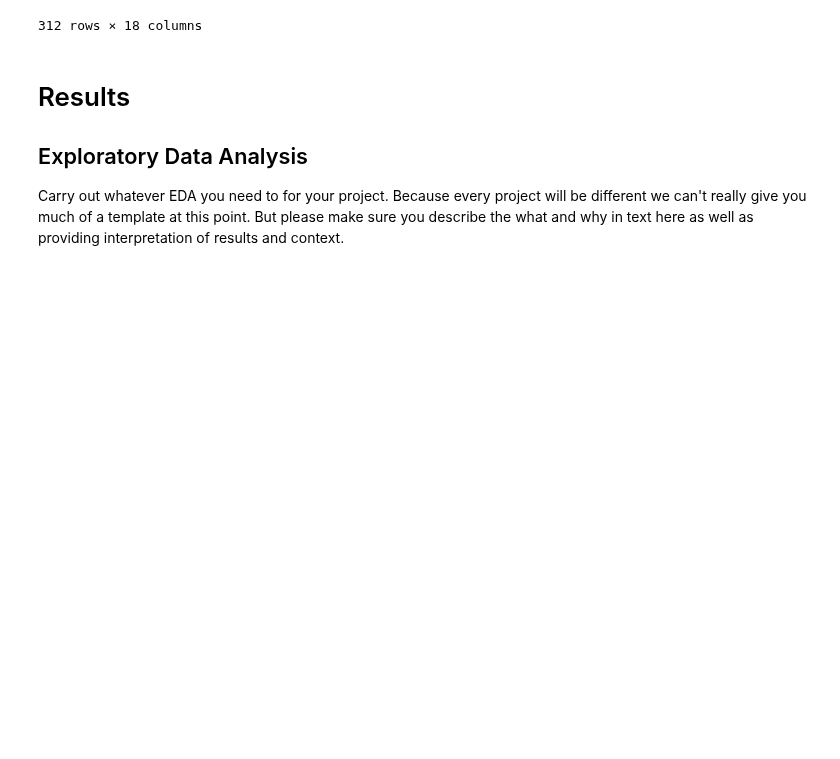
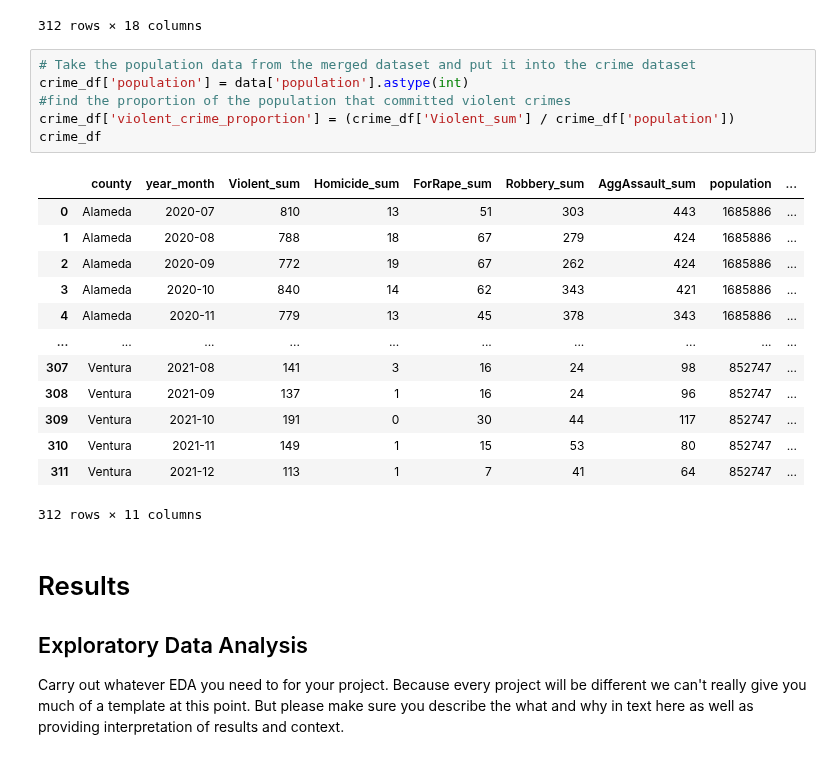
Before and after one commit to COGS108/Group022_WI24, a Jupyter notebook: EDACheckpoint_Group022_WI24.ipynb, the cells around one changed output. Saved outputs shown, nothing was run; the diff lists cells and outputs as text; blank space fills up the shorter version.

```diff
--- a/EDACheckpoint_Group022_WI24.ipynb
+++ b/EDACheckpoint_Group022_WI24.ipynb
@@ -307,6 +307,26 @@ data
 | 310 | Ventura | 2021-11 | 852747.0 | 2450.0 | 17.0 | 136381.0 | 3141.0 | 1282.0 | ... |
 | 311 | Ventura | 2021-12 | 852747.0 | 16697.0 | 33.0 | 180228.0 | 19435.0 | 2183.0 | ... |
 312 rows × 18 columns
+# %%
+# Take the population data from the merged dataset and put it into the crime dataset
+crime_df['population'] = data['population'].astype(int)
+#find the proportion of the population that committed violent crimes
+crime_df['violent_crime_proportion'] = (crime_df['Violent_sum'] / crime_df['population'])
+crime_df
+# %% [output]
+|  | county | year_month | Violent_sum | Homicide_sum | ForRape_sum | Robbery_sum | AggAssault_sum | population | ... |
+| 0 | Alameda | 2020-07 | 810 | 13 | 51 | 303 | 443 | 1685886 | ... |
+| 1 | Alameda | 2020-08 | 788 | 18 | 67 | 279 | 424 | 1685886 | ... |
+| 2 | Alameda | 2020-09 | 772 | 19 | 67 | 262 | 424 | 1685886 | ... |
+| 3 | Alameda | 2020-10 | 840 | 14 | 62 | 343 | 421 | 1685886 | ... |
+| 4 | Alameda | 2020-11 | 779 | 13 | 45 | 378 | 343 | 1685886 | ... |
+| ... | ... | ... | ... | ... | ... | ... | ... | ... | ... |
+| 307 | Ventura | 2021-08 | 141 | 3 | 16 | 24 | 98 | 852747 | ... |
+| 308 | Ventura | 2021-09 | 137 | 1 | 16 | 24 | 96 | 852747 | ... |
+| 309 | Ventura | 2021-10 | 191 | 0 | 30 | 44 | 117 | 852747 | ... |
+| 310 | Ventura | 2021-11 | 149 | 1 | 15 | 53 | 80 | 852747 | ... |
+| 311 | Ventura | 2021-12 | 113 | 1 | 7 | 41 | 64 | 852747 | ... |
+312 rows × 11 columns
 # %% [markdown]
 # Results
 
```
Also changed, not shown: parts of 4 cells of this notebook.
